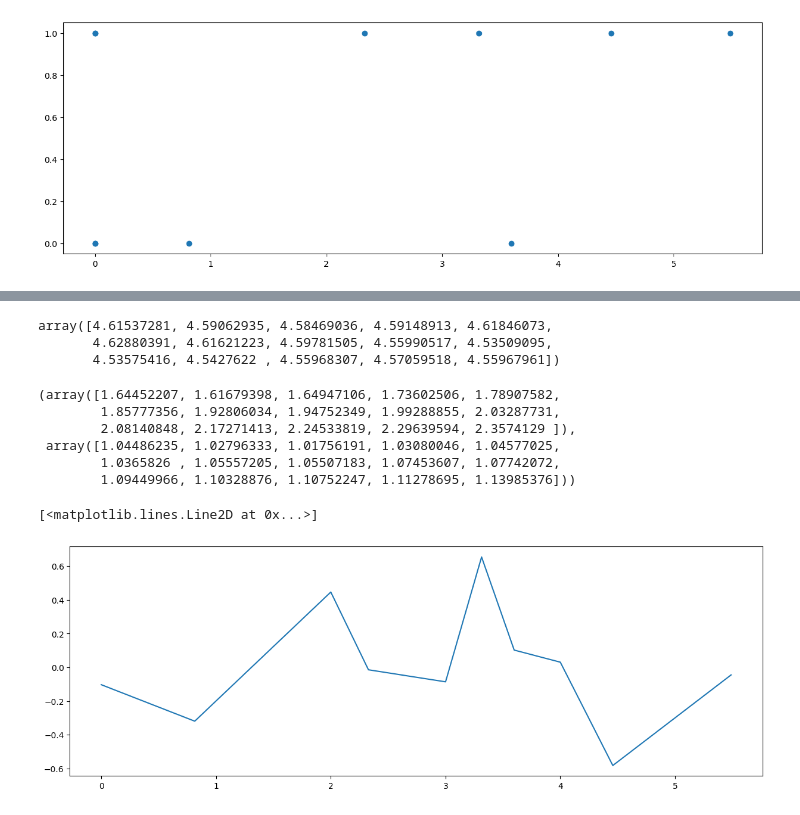
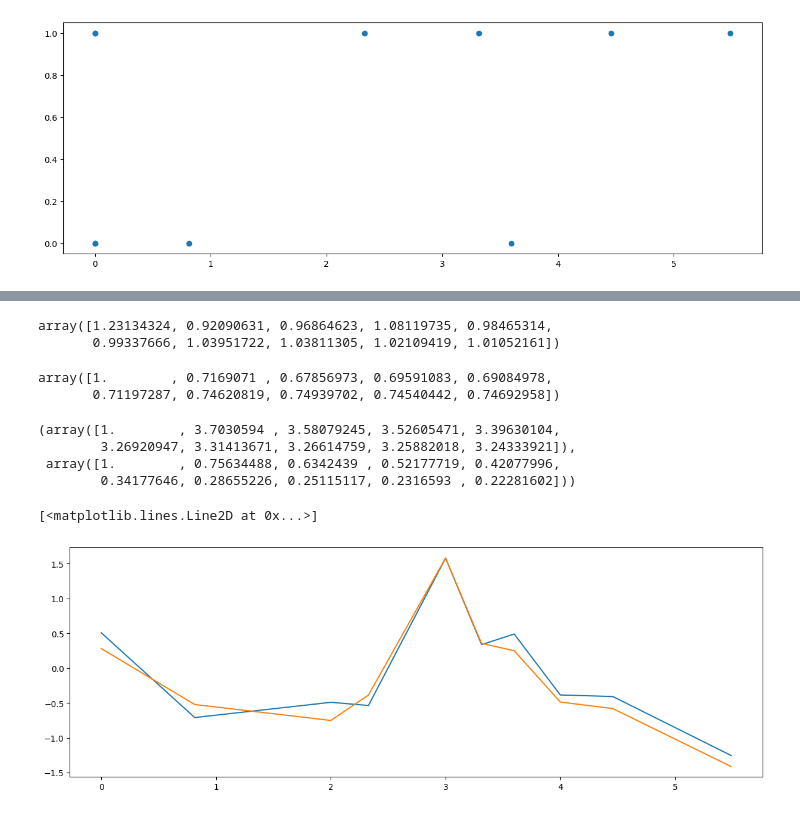
Before and after one commit to irtazahashmi/pytspl, a Jupyter notebook: demo_notebook.ipynb, the cells around one changed output, grey strips where cells are left out. Drawn from its saved outputs; the diff is of its cells as text; code cells hidden in the pictures.

Commit message:
Chebyshev filter implemented.

```diff
--- a/demo_notebook.ipynb
+++ b/demo_notebook.ipynb
@@ -121,11 +121,13 @@ lamda_g_max 5.4879826825028015
 from chebpy import chebfun
 
 # cut off frequency - gradient
-cut_off_freq_g = 0.01
-steep = 100
+cut_off_freq_g = 0.1
+steep = 10
+
 # logistic function to perform gradient component extraction
 g_g = lambda lam: 1 / (1 + np.exp(-steep * (lam - cut_off_freq_g)))
-g_g_cheb = chebfun(g_g, [0, lamda_g_max], 100)
+g_g_cheb = chebfun(g_g, [0, lamda_g_max], 10)
+
 # filter coefficients
 coeffs_g = g_g_cheb.funs[0].coeffs
 coeffs_g
@@ -184,26 +171,27 @@ import numpy as np
 alpha_g = lamda_g_max / 2
 points = (eigenvals_U1L - alpha_g) / alpha_g
 
-def chebyshev_term(l1, L1L):
+def chebyshev_approx(l1, L1L):
     if l1 == 0:
         return np.eye(L1L.shape[0])
     elif l1 == 1:
         return (2 / lamda_g_max) * L1L - np.eye(L1L.shape[0])
     else:
-        return 2 * chebyshev_term(1, L1L) @ chebyshev_term(l1 - 1, L1L) - chebyshev_term(l1-2, L1L)
+        return 2 * chebyshev_approx(1, L1L) @ chebyshev_approx(l1 - 1, L1L) - chebyshev_approx(l1-2, L1L)
 
 
 # implement
 # Hl = (1/2) * c(l, 0) * I + sum(l1=1, L) c(l, l1) * P(l1)(L1L)
-def calculate_Hl(c, L, L1L):
+def calculate_Hl(c, L1L, k):
     #I = np.eye(L1L.shape[0])
-    Hl = (1/2) * c[0]
 
-    for l1 in range(1, L+1):
-        Hl += c[l1] * chebyshev_term(l1, L1L)
+    Hl = np.zeros_like(L1L)
+    #Hl = (1/2) * c[0]
+
+    for l1 in range(k):
+        Hl += c[l1] * chebyshev_approx(l1, L1L)
 
     return Hl
 
-Hl = calculate_Hl(coeffs_g, 10, L1L)
-Hl
+calculate_Hl(coeffs_g, L1L, 9)
 # %% [output]
@@ -231,9 +216,11 @@ array([[0.32680574, 0.6042362 , 0.55962344, 0.3195357 , 0.44301104,
 import numpy as np
 
 # truncated order
-K_trunc = range(15)
+K_trunc = range(10)
 
 H_g_cheb_approx_out = np.zeros((len(K_trunc), L1L.shape[0], L1L.shape[1]))
 
 for k in range(len(K_trunc)):
-    H_g_cheb_approx_out[k:, :, :] = calculate_Hl(coeffs_g, k, L1L)
+    H_g_cheb_approx_out[k:, :, :] = calculate_Hl(coeffs_g, L1L, k)
+
+H_g_cheb_approx_out[0, :, :]
@@ -261,21 +259,24 @@ for k in range(len(K_trunc)):
 
 errors_filter
 # %% [output]
-array([4.61537281, 4.59062935, 4.58469036, 4.59148913, 4.61846073,
-       4.62880391, 4.61621223, 4.59781505, 4.55990517, 4.53509095,
-       4.53575416, 4.5427622 , 4.55968307, 4.57059518, 4.55967961])
+array([1.23134324, 0.92090631, 0.96864623, 1.08119735, 0.98465314,
+       0.99337666, 1.03951722, 1.03811305, 1.02109419, 1.01052161])
+# %%
+errors_g_response
+# %% [output]
+array([1.        , 0.7169071 , 0.67856973, 0.69591083, 0.69084978,
+       0.71197287, 0.74620819, 0.74939702, 0.74540442, 0.74692958])
 # %%
 error_g_tilde, error_g
 # %% [output]
-(array([1.64452207, 1.61679398, 1.64947106, 1.73602506, 1.78907582,
-        1.85777356, 1.92806034, 1.94752349, 1.99288855, 2.03287731,
-        2.08140848, 2.17271413, 2.24533819, 2.29639594, 2.3574129 ]),
- array([1.04486235, 1.02796333, 1.01756191, 1.03080046, 1.04577025,
-        1.0365826 , 1.05557205, 1.05507183, 1.07453607, 1.07742072,
-        1.09449966, 1.10328876, 1.10752247, 1.11278695, 1.13985376]))
+(array([1.        , 3.7030594 , 3.58079245, 3.52605471, 3.39630104,
+        3.26920947, 3.31413671, 3.26614759, 3.25882018, 3.24333921]),
+ array([1.        , 0.75634488, 0.6342439 , 0.52177719, 0.42077996,
+        0.34177646, 0.28655226, 0.25115117, 0.2316593 , 0.22281602]))
 # %%
 plt.figure(figsize=(15, 5))
-plt.plot(eigenvals_U1, f_g_cheb_tilde[:, 1])
+plt.plot(eigenvals_U1, U1@f_g)
+plt.plot(eigenvals_U1, f_g_cheb_tilde[:, -1])
 # %% [output]
 [<matplotlib.lines.Line2D at 0x...>]
-[figure, old version]
+[figure, new version]
```
Also changed, not shown: parts of 3 cells of this notebook, 1 other file.
